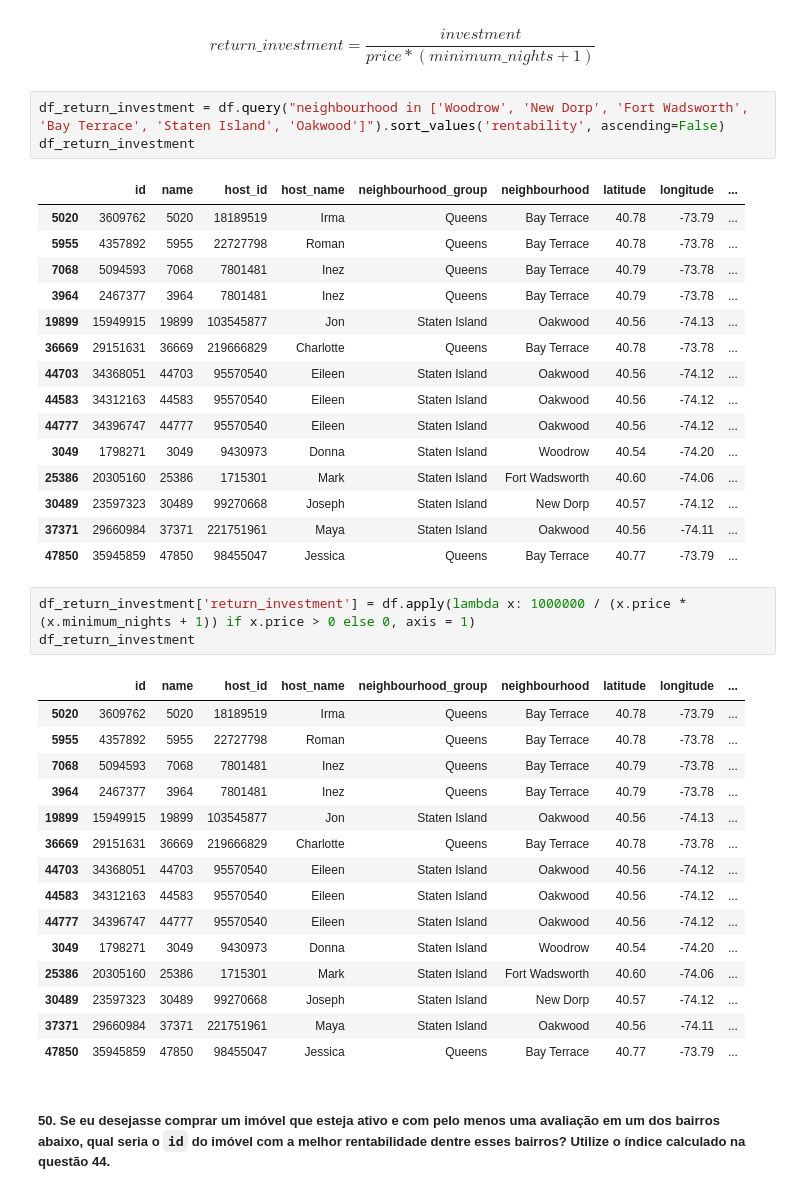
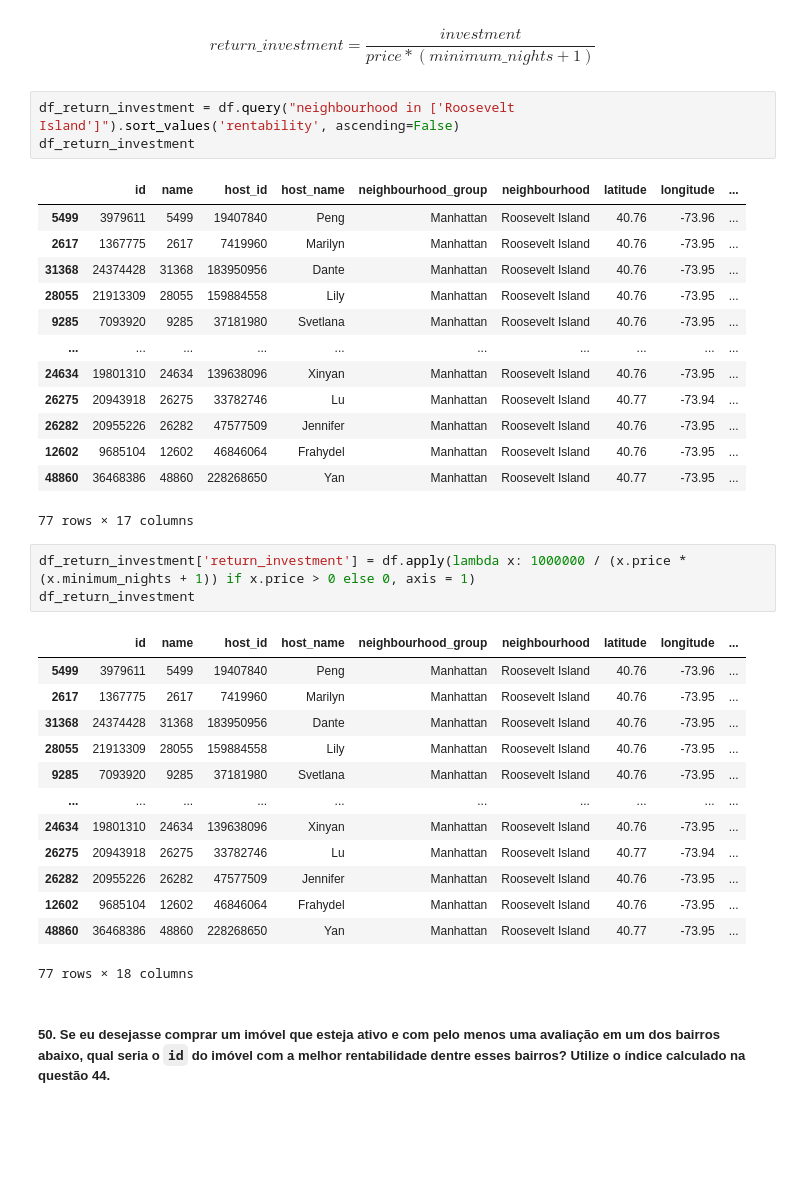
Before and after one commit to m4theus4ndr4de/insights-airbnb-nyc, a Jupyter notebook: airbnb_nyc_insights.ipynb, the cells around one changed output. Cells and saved outputs as stored; diff of their text form; blank space fills up the shorter version.

```diff
--- a/airbnb_nyc_insights.ipynb
+++ b/airbnb_nyc_insights.ipynb
@@ -981,43 +976,39 @@ df[['rentability', 'neighbourhood', 'id']].query("neighbourhood in ['Woodrow', '
 # %% [markdown]
 $$ return\_investment = \frac{investment}{price * (minimum\_nights + 1)} $$
 # %%
-df_return_investment = df.query("neighbourhood in ['Woodrow', 'New Dorp', 'Fort Wadsworth', 'Bay Terrace', 'Staten Island', 'Oakwood']").sort_values('rentability', ascending=False)
+df_return_investment = df.query("neighbourhood in ['Roosevelt Island']").sort_values('rentability', ascending=False)
 df_return_investment
 # %% [output]
 |  | id | name | host_id | host_name | neighbourhood_group | neighbourhood | latitude | longitude | ... |
-| 5020 | 3609762 | 5020 | 18189519 | Irma | Queens | Bay Terrace | 40.78 | -73.79 | ... |
-| 5955 | 4357892 | 5955 | 22727798 | Roman | Queens | Bay Terrace | 40.78 | -73.78 | ... |
-| 7068 | 5094593 | 7068 | 7801481 | Inez | Queens | Bay Terrace | 40.79 | -73.78 | ... |
-| 3964 | 2467377 | 3964 | 7801481 | Inez | Queens | Bay Terrace | 40.79 | -73.78 | ... |
-| 19899 | 15949915 | 19899 | 103545877 | Jon | Staten Island | Oakwood | 40.56 | -74.13 | ... |
-| 36669 | 29151631 | 36669 | 219666829 | Charlotte | Queens | Bay Terrace | 40.78 | -73.78 | ... |
-| 44703 | 34368051 | 44703 | 95570540 | Eileen | Staten Island | Oakwood | 40.56 | -74.12 | ... |
-| 44583 | 34312163 | 44583 | 95570540 | Eileen | Staten Island | Oakwood | 40.56 | -74.12 | ... |
-| 44777 | 34396747 | 44777 | 95570540 | Eileen | Staten Island | Oakwood | 40.56 | -74.12 | ... |
-| 3049 | 1798271 | 3049 | 9430973 | Donna | Staten Island | Woodrow | 40.54 | -74.20 | ... |
-| 25386 | 20305160 | 25386 | 1715301 | Mark | Staten Island | Fort Wadsworth | 40.60 | -74.06 | ... |
-| 30489 | 23597323 | 30489 | 99270668 | Joseph | Staten Island | New Dorp | 40.57 | -74.12 | ... |
-| 37371 | 29660984 | 37371 | 221751961 | Maya | Staten Island | Oakwood | 40.56 | -74.11 | ... |
-| 47850 | 35945859 | 47850 | 98455047 | Jessica | Queens | Bay Terrace | 40.77 | -73.79 | ... |
+| 5499 | 3979611 | 5499 | 19407840 | Peng | Manhattan | Roosevelt Island | 40.76 | -73.96 | ... |
+| 2617 | 1367775 | 2617 | 7419960 | Marilyn | Manhattan | Roosevelt Island | 40.76 | -73.95 | ... |
+| 31368 | 24374428 | 31368 | 183950956 | Dante | Manhattan | Roosevelt Island | 40.76 | -73.95 | ... |
+| 28055 | 21913309 | 28055 | 159884558 | Lily | Manhattan | Roosevelt Island | 40.76 | -73.95 | ... |
+| 9285 | 7093920 | 9285 | 37181980 | Svetlana | Manhattan | Roosevelt Island | 40.76 | -73.95 | ... |
+| ... | ... | ... | ... | ... | ... | ... | ... | ... | ... |
+| 24634 | 19801310 | 24634 | 139638096 | Xinyan | Manhattan | Roosevelt Island | 40.76 | -73.95 | ... |
+| 26275 | 20943918 | 26275 | 33782746 | Lu | Manhattan | Roosevelt Island | 40.77 | -73.94 | ... |
+| 26282 | 20955226 | 26282 | 47577509 | Jennifer | Manhattan | Roosevelt Island | 40.76 | -73.95 | ... |
+| 12602 | 9685104 | 12602 | 46846064 | Frahydel | Manhattan | Roosevelt Island | 40.76 | -73.95 | ... |
+| 48860 | 36468386 | 48860 | 228268650 | Yan | Manhattan | Roosevelt Island | 40.77 | -73.95 | ... |
+77 rows × 17 columns
 # %%
 df_return_investment['return_investment'] = df.apply(lambda x: 1000000 / (x.price * (x.minimum_nights + 1)) if x.price > 0 else 0, axis = 1)
 df_return_investment
 # %% [output]
 |  | id | name | host_id | host_name | neighbourhood_group | neighbourhood | latitude | longitude | ... |
-| 5020 | 3609762 | 5020 | 18189519 | Irma | Queens | Bay Terrace | 40.78 | -73.79 | ... |
-| 5955 | 4357892 | 5955 | 22727798 | Roman | Queens | Bay Terrace | 40.78 | -73.78 | ... |
-| 7068 | 5094593 | 7068 | 7801481 | Inez | Queens | Bay Terrace | 40.79 | -73.78 | ... |
-| 3964 | 2467377 | 3964 | 7801481 | Inez | Queens | Bay Terrace | 40.79 | -73.78 | ... |
-| 19899 | 15949915 | 19899 | 103545877 | Jon | Staten Island | Oakwood | 40.56 | -74.13 | ... |
-| 36669 | 29151631 | 36669 | 219666829 | Charlotte | Queens | Bay Terrace | 40.78 | -73.78 | ... |
-| 44703 | 34368051 | 44703 | 95570540 | Eileen | Staten Island | Oakwood | 40.56 | -74.12 | ... |
-| 44583 | 34312163 | 44583 | 95570540 | Eileen | Staten Island | Oakwood | 40.56 | -74.12 | ... |
-| 44777 | 34396747 | 44777 | 95570540 | Eileen | Staten Island | Oakwood | 40.56 | -74.12 | ... |
-| 3049 | 1798271 | 3049 | 9430973 | Donna | Staten Island | Woodrow | 40.54 | -74.20 | ... |
-| 25386 | 20305160 | 25386 | 1715301 | Mark | Staten Island | Fort Wadsworth | 40.60 | -74.06 | ... |
-| 30489 | 23597323 | 30489 | 99270668 | Joseph | Staten Island | New Dorp | 40.57 | -74.12 | ... |
-| 37371 | 29660984 | 37371 | 221751961 | Maya | Staten Island | Oakwood | 40.56 | -74.11 | ... |
-| 47850 | 35945859 | 47850 | 98455047 | Jessica | Queens | Bay Terrace | 40.77 | -73.79 | ... |
+| 5499 | 3979611 | 5499 | 19407840 | Peng | Manhattan | Roosevelt Island | 40.76 | -73.96 | ... |
+| 2617 | 1367775 | 2617 | 7419960 | Marilyn | Manhattan | Roosevelt Island | 40.76 | -73.95 | ... |
+| 31368 | 24374428 | 31368 | 183950956 | Dante | Manhattan | Roosevelt Island | 40.76 | -73.95 | ... |
+| 28055 | 21913309 | 28055 | 159884558 | Lily | Manhattan | Roosevelt Island | 40.76 | -73.95 | ... |
+| 9285 | 7093920 | 9285 | 37181980 | Svetlana | Manhattan | Roosevelt Island | 40.76 | -73.95 | ... |
+| ... | ... | ... | ... | ... | ... | ... | ... | ... | ... |
+| 24634 | 19801310 | 24634 | 139638096 | Xinyan | Manhattan | Roosevelt Island | 40.76 | -73.95 | ... |
+| 26275 | 20943918 | 26275 | 33782746 | Lu | Manhattan | Roosevelt Island | 40.77 | -73.94 | ... |
+| 26282 | 20955226 | 26282 | 47577509 | Jennifer | Manhattan | Roosevelt Island | 40.76 | -73.95 | ... |
+| 12602 | 9685104 | 12602 | 46846064 | Frahydel | Manhattan | Roosevelt Island | 40.76 | -73.95 | ... |
+| 48860 | 36468386 | 48860 | 228268650 | Yan | Manhattan | Roosevelt Island | 40.77 | -73.95 | ... |
+77 rows × 18 columns
 # %% [markdown]
 ##### 50. Se eu desejasse comprar um imóvel que esteja ativo e com pelo menos uma avaliação em um dos bairros abaixo, qual seria o `id` do imóvel com a melhor rentabilidade dentre esses bairros? Utilize o índice calculado na questão 44.
 # %% [markdown]
```
Also changed, not shown: parts of 5 cells of this notebook.
